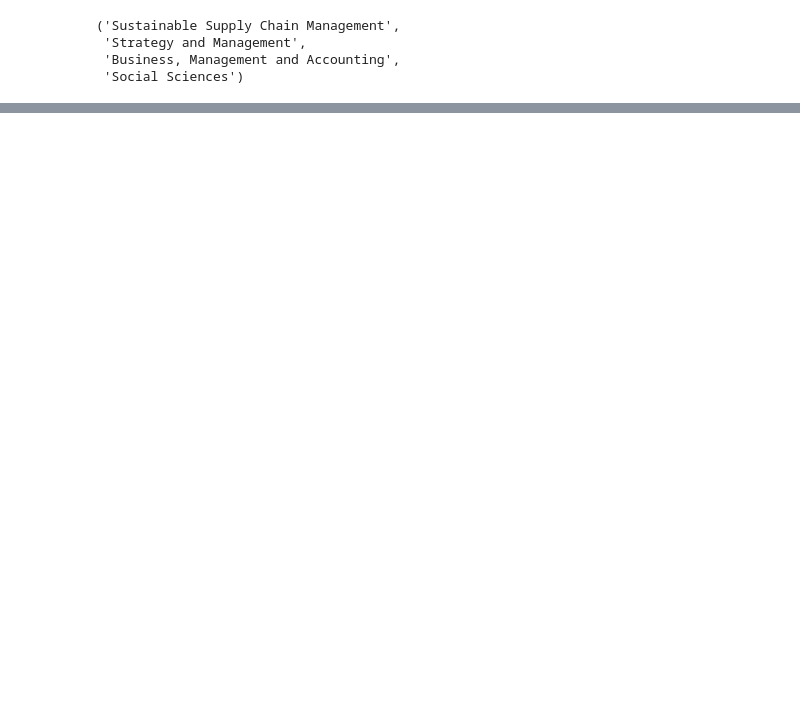
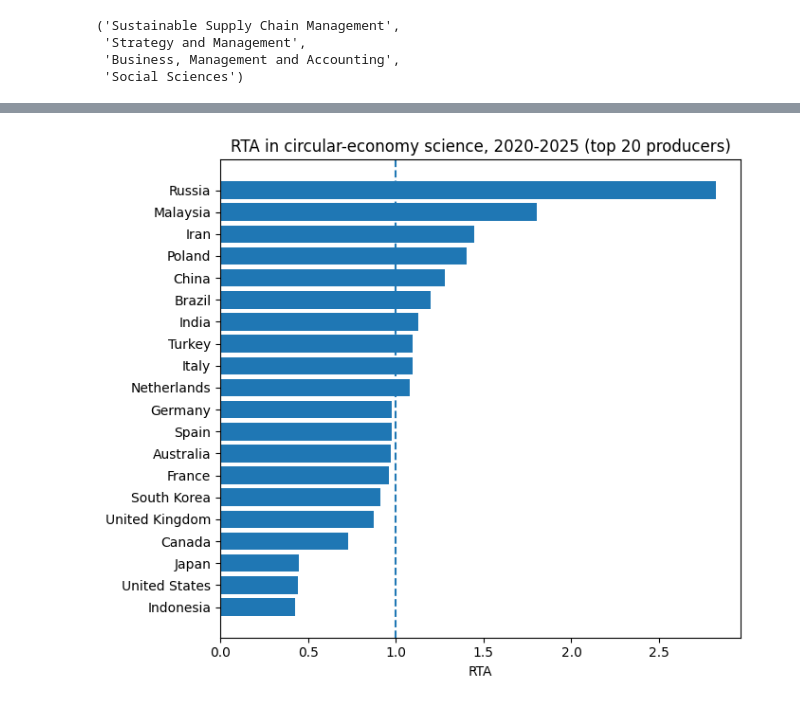
Before and after one commit to maxcodaz/daisy-publications, a Jupyter notebook: notebooks/daisy_openalex_api_python.ipynb, the cells around one changed output, grey strips where cells are left out. Saved outputs shown, nothing was run; the diff lists cells and outputs as text; code cells hidden in the pictures; blank space fills up the shorter version.

```diff
--- a/notebooks/daisy_openalex_api_python.ipynb
+++ b/notebooks/daisy_openalex_api_python.ipynb
@@ -428,0 +330,11 @@ Outputs stored in this notebook were produced on 18 Aug 2026 with pyalex 0.21, k
+# %%
+# Step 1: works counted by country of the authors' institutions (whole counting), 2020-2025.
+# One call for circular-economy works, one for all works.
+ce_country  = pd.DataFrame(Works().filter(primary_topic={"id": ce_or}, publication_year="2020-2025")
+                           .group_by("authorships.countries").get())
+all_country = pd.DataFrame(Works().filter(publication_year="2020-2025")
+                           .group_by("authorships.countries").get())
+
+# What we downloaded: one row per country, largest first. key is a URL like https://openalex.org/countries/IT
+ce_country.head(5)
+# all_country.head(5)   # uncomment to inspect the denominator too
@@ -428,0 +348,14 @@ Outputs stored in this notebook were produced on 18 Aug 2026 with pyalex 0.21, k
+# %%
+# Step 2: one clean table per series, with the country code cut out of the key URL
+ce_c = pd.DataFrame({"country":      ce_country["key"].str.split("/").str[-1],
+                     "country_name": ce_country["key_display_name"],
+                     "ce":           ce_country["count"]})
+
+all_c = pd.DataFrame({"country": all_country["key"].str.split("/").str[-1],
+                      "all":     all_country["count"]})
+
+# Merge them 1:1 on country (Stata: merge 1:1 country)
+rta_country = ce_c.merge(all_c, on="country")
+
+# The raw counts: who produces CE science, and how big each country is overall
+rta_country.sort_values("ce", ascending=False).head(10)
@@ -428,0 +374,9 @@ Outputs stored in this notebook were produced on 18 Aug 2026 with pyalex 0.21, k
+# %%
+# Step 3: shares, then their ratio
+rta_country["ce_share"]  = 100 * rta_country["ce"]  / rta_country["ce"].sum()    # share of world CE output
+rta_country["all_share"] = 100 * rta_country["all"] / rta_country["all"].sum()   # share of world output
+rta_country["rta"] = rta_country["ce_share"] / rta_country["all_share"]          # the RTA: above 1 = specialised
+
+# The same 10 countries, now with shares and RTA next to the raw counts
+rta_country = rta_country.sort_values("ce", ascending=False).reset_index(drop=True)
+rta_country.head(10)
@@ -428,0 +395,12 @@ Outputs stored in this notebook were produced on 18 Aug 2026 with pyalex 0.21, k
+# %%
+# Bar chart: the 20 largest CE producers, ordered by RTA; the dashed line (RTA = 1) separates specialised from not
+top20 = rta_country.head(20).sort_values("rta")
+
+plt.figure(figsize=(7, 6))
+plt.barh(top20["country_name"], top20["rta"])
+plt.axvline(1, linestyle="--")
+plt.title("RTA in circular-economy science, 2020-2025 (top 20 producers)")
+plt.xlabel("RTA")
+plt.tight_layout(); plt.show()
+# %% [output]
+[figure, added]
```
Also changed, not shown: parts of 72 cells of this notebook, 14 other files.
